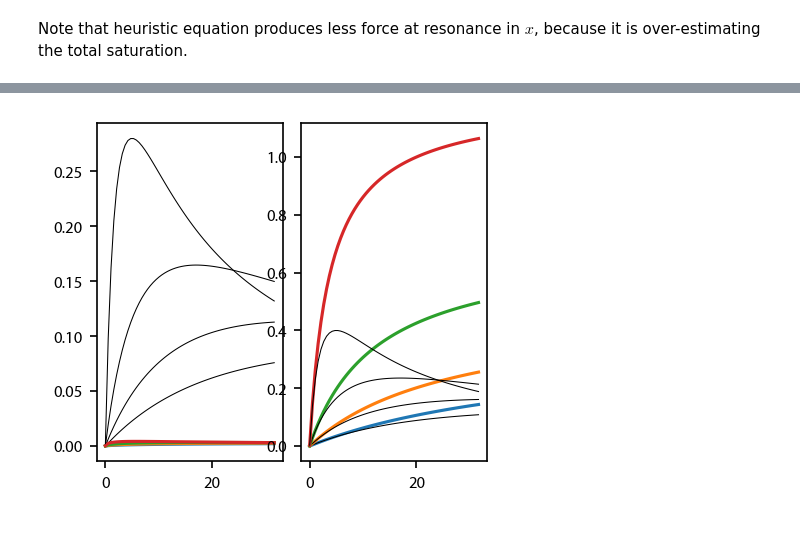
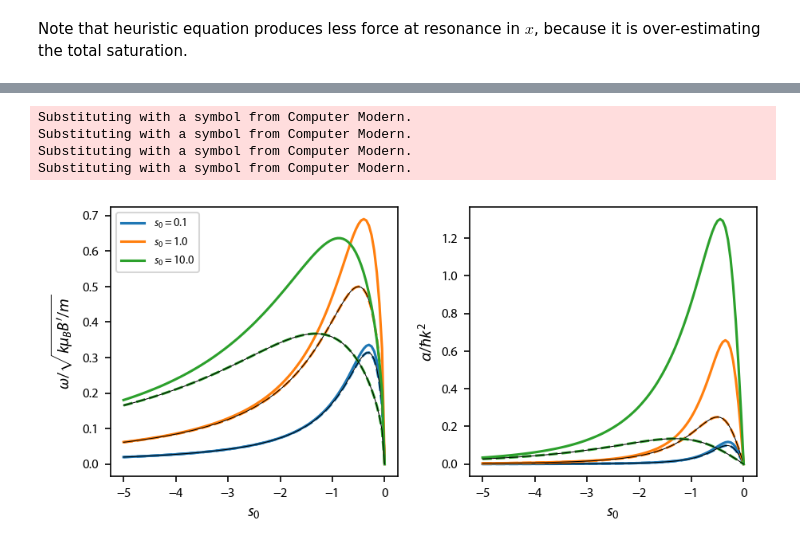
Before and after one commit to JQIamo/pylcp, a Jupyter notebook: examples/MOTs/00_F0_to_F1_1D_MOT_forces.ipynb, the cells around one changed output, grey strips where cells are left out. Cells and saved outputs as stored; diff of their text form; code cells hidden in the pictures.

Commit message:
Example update
Fixed units for the trapping frequency calculation

```diff
--- a/examples/MOTs/00_F0_to_F1_1D_MOT_forces.ipynb
+++ b/examples/MOTs/00_F0_to_F1_1D_MOT_forces.ipynb
@@ -151,36 +183,51 @@ And we can compare to simple 1D theory.
 # %%
-dets = np.array([-4., -3., -2., -1.])
-betas = np.linspace(0.01, 10**1.5 , 61)
+dets = np.arange(-5, 0.05, 0.05)
+betas = np.array([0.1, 1, 10])
 
-omegasqrd = np.zeros(betas.shape + dets.shape)
+omega = np.zeros(betas.shape + dets.shape)
 dampingcoeff = np.zeros(betas.shape + dets.shape)
 
-omegasqrd_simple = np.zeros(betas.shape + dets.shape)
-dampingcoeff_simple = np.zeros(betas.shape + dets.shape)
+omega_heuristic = np.zeros(betas.shape + dets.shape)
+dampingcoeff_heuristic = np.zeros(betas.shape + dets.shape)
 
 for ii, det in enumerate(dets):
     for jj, beta in enumerate(betas):
         # Define the laser beams:
         laserBeams = [None]*2
-        laserBeams[0] = pylcp.laserBeam(kvec=np.array([1., 0., 0.]), beta=beta, pol=-1,
-                                        delta=det)
-        laserBeams[1] = pylcp.laserBeam(kvec=np.array([-1., 0., 0.]), beta=beta, pol=-1,
-                                        delta=det)
+        laserBeams[0] = pylcp.laserBeam(kvec=k*np.array([1., 0., 0.]), beta=beta,
+                                        pol=-1, delta=gamma*det)
+        laserBeams[1] = pylcp.laserBeam(kvec=k*np.array([-1., 0., 0.]), beta=beta,
+                                        pol=-1, delta=gamma*det)
 
-        # Luckily, we know exactly where the center of the MOT is, so we don't
-        # need to find it first.  (A must in non-symmetric geometries).
-        DerVec = np.array([[-0.0001,0.0001],[0.0, 0.0,],[0.0, 0.0]])
-        StatVec = np.array([[1e-9, 1e-9],[0.0, 0.0,],[0.0, 0.0]])
+        rateeq = pylcp.rateeq(laserBeams, linGrad, ham, include_mag_forces=False)
+        heuristiceq = pylcp.heuristiceq(laserBeams, linGrad, gamma=gamma, mass=mass)
 
-        trap = pylcp.trap_rateeq(laserBeams, linGrad, ham, include_mag_forces=False)
-        omegasqrd[jj, ii] = trap.trapping_frequencies(axes=[0], eps=0.0002)
-        dampingcoeff[jj, ii] = trap.damping_coeff(axes=[0], eps=0.0002)
+        omega[jj, ii] = rateeq.trapping_frequencies(axes=[0], eps=0.0002)
+        dampingcoeff[jj, ii] = rateeq.damping_coeff(axes=[0], eps=0.0002)
 
-fig, ax = plt.subplots(1,2)
-for ii, det in enumerate(dets):
-    ax[0].plot(betas, omegasqrd[:, ii], '-', color='C{0:d}'.format(ii))
-    ax[0].plot(betas, -8*0.7*det*betas/(1 + betas + 4*det**2)**2, 'k-', linewidth=0.5)
-    ax[1].plot(betas, dampingcoeff[:, ii], '-', color='C{0:d}'.format(ii))
-    ax[1].plot(betas, -8*det*betas/(1 + betas + 4*det**2)**2, 'k-', linewidth=0.5)
+        omega_heuristic[jj, ii] = heuristiceq.trapping_frequencies(axes=[0], eps=0.0002)
+        dampingcoeff_heuristic[jj, ii] = heuristiceq.damping_coeff(axes=[0], eps=0.0002)
+
+fig, ax = plt.subplots(1, 2, figsize=(6, 2.75))
+for ii, beta in enumerate(betas):
+    ax[0].plot(dets, omega[ii]/np.sqrt(k*alpha/mass), '-', color='C{0:d}'.format(ii),
+               label='$s_0 = %.1f$'%beta)
+    ax[0].plot(dets, omega_heuristic[ii]/np.sqrt(k*alpha/mass), '--', color='C{0:d}'.format(ii))
+    ax[0].plot(dets, np.sqrt(-8*dets*beta/(1 + 2*beta + 4*dets**2)**2), 'k-', linewidth=0.5)
+    ax[1].plot(dets, dampingcoeff[ii]/k**2, '-', color='C{0:d}'.format(ii))
+    ax[1].plot(dets, dampingcoeff_heuristic[ii]/k**2, '--', color='C{0:d}'.format(ii))
+    ax[1].plot(dets, -8*dets*beta/(1 + 2*beta + 4*dets**2)**2, 'k-', linewidth=0.5)
+
+ax[0].legend(fontsize=7, loc='upper left')
+ax[1].set_ylabel('$\\alpha/\hbar k^2$')
+ax[0].set_ylabel('$\\omega/\sqrt{k \mu_B B\'/m}$')
+ax[0].set_xlabel('$s_0$')
+ax[1].set_xlabel('$s_0$')
+
+fig.subplots_adjust(left=0.08, wspace=0.25)
 # %% [output]
+Substituting with a symbol from Computer Modern.
+Substituting with a symbol from Computer Modern.
+Substituting with a symbol from Computer Modern.
+Substituting with a symbol from Computer Modern.
-[figure, old version]
+[figure, new version]
```
Also changed, not shown: parts of 7 cells of this notebook.
